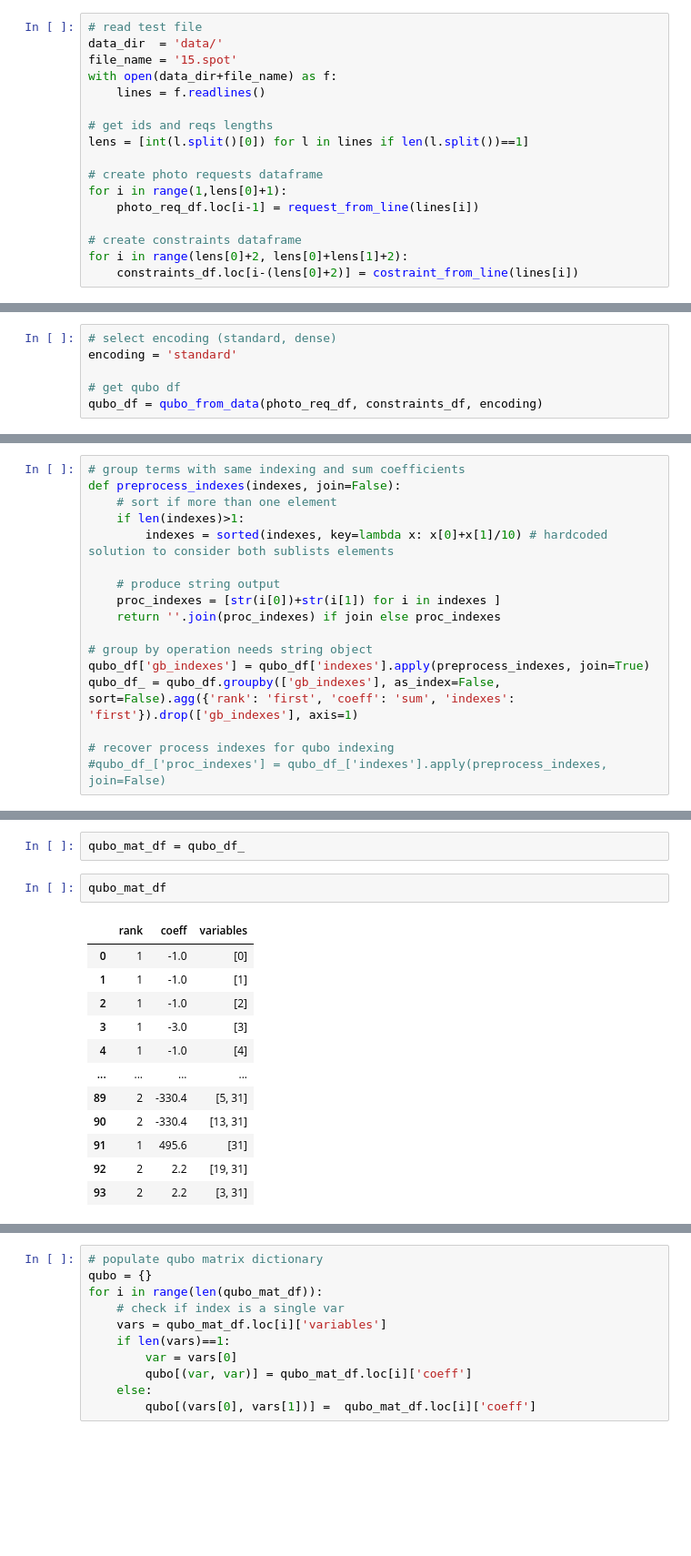
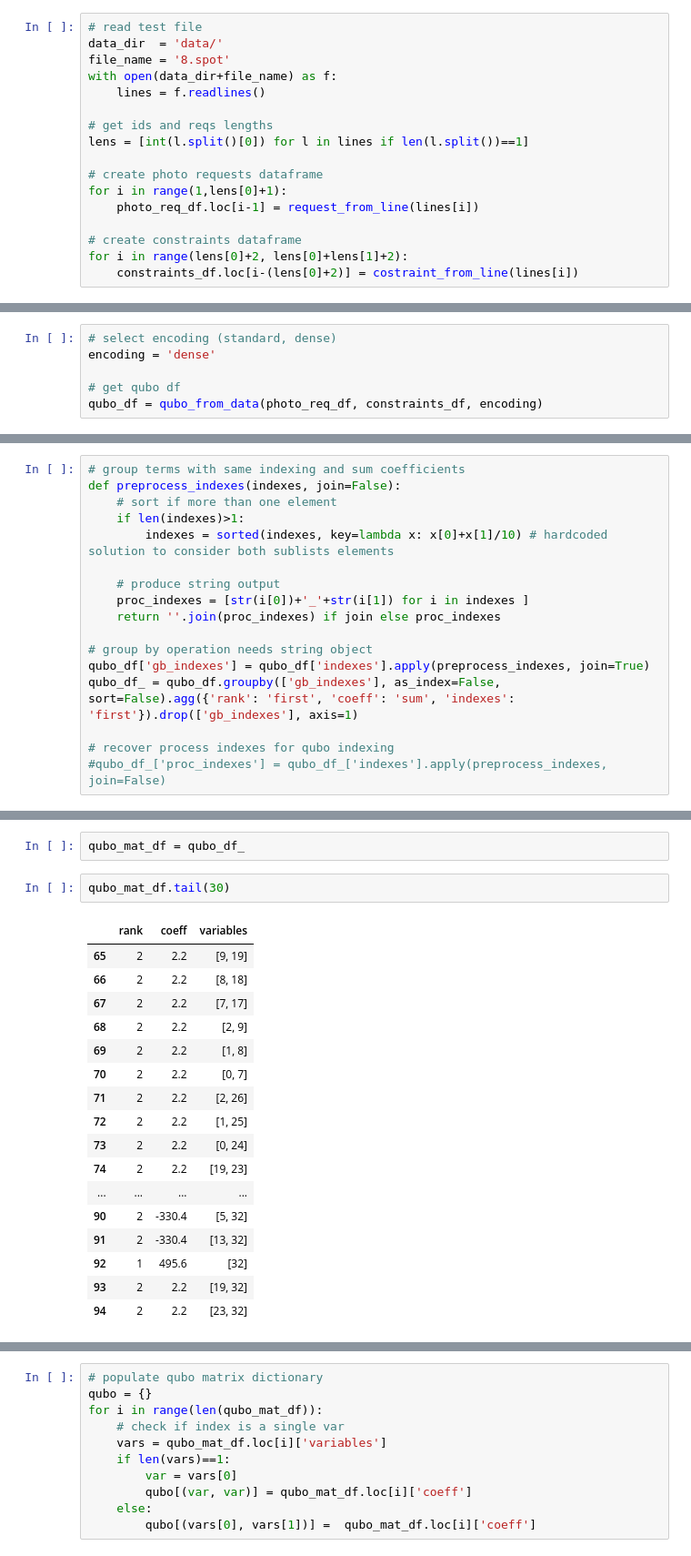
Before and after one commit to GiacomoFrn/QUBO-optimization, a Jupyter notebook: encoder.ipynb, the cells around one changed output, grey strips where cells are left out. Shown at 91% size. Cells and saved outputs as stored; diff of their text form; blank space fills up the shorter version.

```diff
--- a/encoder.ipynb
+++ b/encoder.ipynb
@@ -69,7 +69,7 @@ def costraint_from_line(line):
 # %%
 # read test file
 data_dir  = 'data/'
-file_name = '15.spot'
+file_name = '8.spot'
 with open(data_dir+file_name) as f:
     lines = f.readlines()
 
@@ -486,7 +472,7 @@ key_to_qubo_dict
 ### Encoding module
 # %%
 # select encoding (standard, dense)
-encoding = 'standard'
+encoding = 'dense'
 
 # get qubo df
 qubo_df = qubo_from_data(photo_req_df, constraints_df, encoding)
@@ -512,7 +500,7 @@ def preprocess_indexes(indexes, join=False):
         indexes = sorted(indexes, key=lambda x: x[0]+x[1]/10) # hardcoded solution to consider both sublists elements
 
     # produce string output
-    proc_indexes = [str(i[0])+str(i[1]) for i in indexes ]
+    proc_indexes = [str(i[0])+'_'+str(i[1]) for i in indexes ]
     return ''.join(proc_indexes) if join else proc_indexes
 
 # group by operation needs string object
@@ -734,17 +807,22 @@ qubo_to_key_dict = {v: k for k, v in key_to_qubo_dict.items()}
 # %%
 qubo_mat_df = qubo_df_
 # %%
-qubo_mat_df
+qubo_mat_df.tail(30)
 # %% [output]
 |  | rank | coeff | variables |
-| 0 | 1 | -1.0 | [0] |
-| 1 | 1 | -1.0 | [1] |
-| 2 | 1 | -1.0 | [2] |
-| 3 | 1 | -3.0 | [3] |
-| 4 | 1 | -1.0 | [4] |
+| 65 | 2 | 2.2 | [9, 19] |
+| 66 | 2 | 2.2 | [8, 18] |
+| 67 | 2 | 2.2 | [7, 17] |
+| 68 | 2 | 2.2 | [2, 9] |
+| 69 | 2 | 2.2 | [1, 8] |
+| 70 | 2 | 2.2 | [0, 7] |
+| 71 | 2 | 2.2 | [2, 26] |
+| 72 | 2 | 2.2 | [1, 25] |
+| 73 | 2 | 2.2 | [0, 24] |
+| 74 | 2 | 2.2 | [19, 23] |
 | ... | ... | ... | ... |
-| 89 | 2 | -330.4 | [5, 31] |
-| 90 | 2 | -330.4 | [13, 31] |
-| 91 | 1 | 495.6 | [31] |
-| 92 | 2 | 2.2 | [19, 31] |
-| 93 | 2 | 2.2 | [3, 31] |
+| 90 | 2 | -330.4 | [5, 32] |
+| 91 | 2 | -330.4 | [13, 32] |
+| 92 | 1 | 495.6 | [32] |
+| 93 | 2 | 2.2 | [19, 32] |
+| 94 | 2 | 2.2 | [23, 32] |
```
Also changed, not shown: parts of 19 cells of this notebook.
